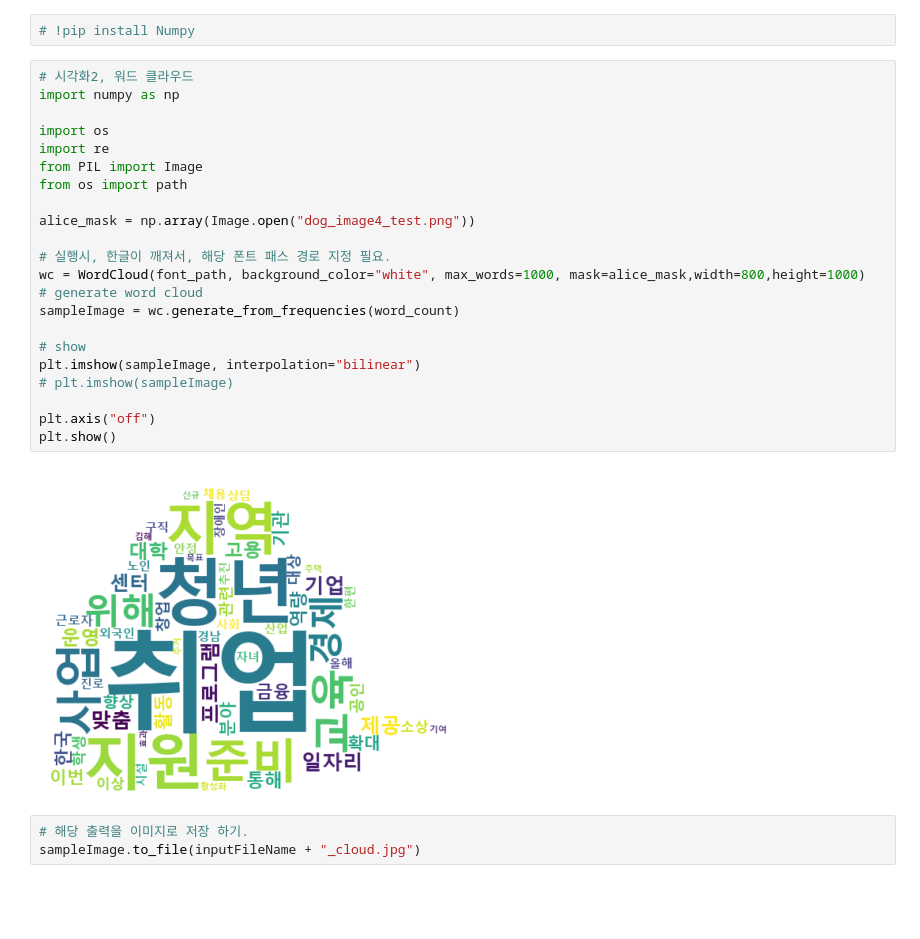
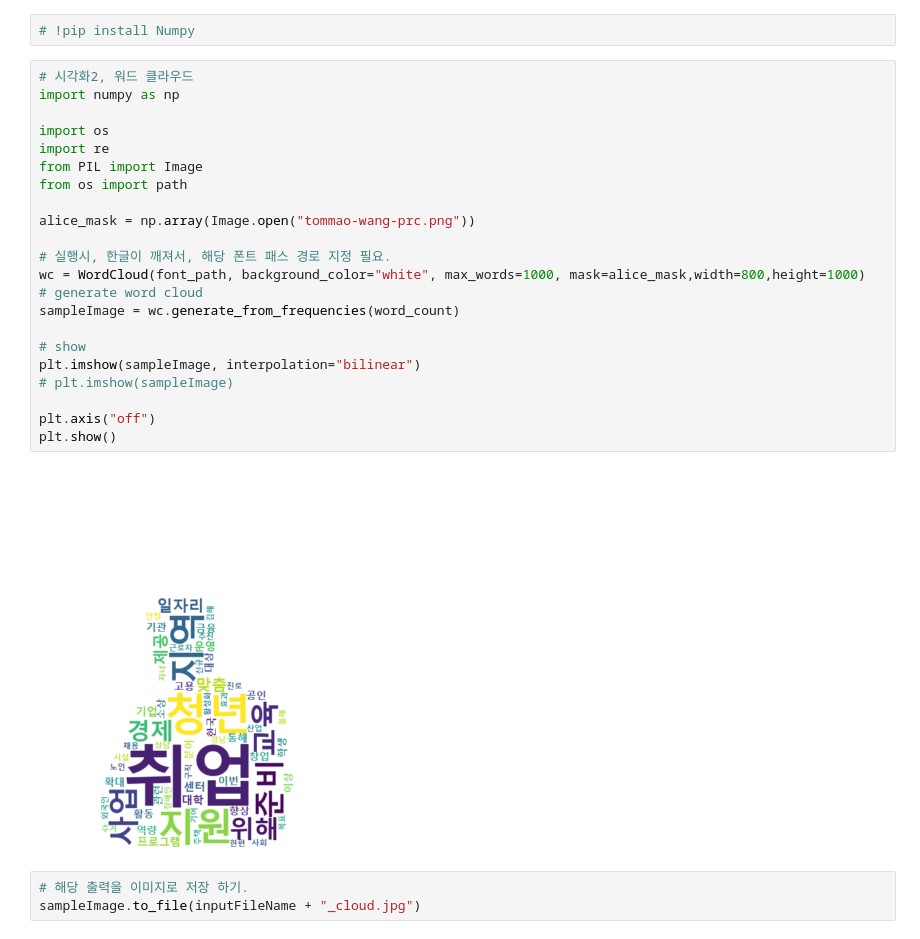
Before and after one commit to swdean07/BigData_Visualiza_Practice, a Jupyter notebook: ch2-자연어처리-영문-한글-통계-워드클라우드/test2han.ipynb, the cells around one changed output. Cells and saved outputs as stored; diff of their text form; blank space fills up the shorter version.

```diff
--- a/ch2-자연어처리-영문-한글-통계-워드클라우드/test2han.ipynb
+++ b/ch2-자연어처리-영문-한글-통계-워드클라우드/test2han.ipynb
@@ -224,27 +224,27 @@ plt.show()
 # %%
 # 시각화2, 워드 클라우드
 import numpy as np
 
 import os
 import re
 from PIL import Image
 from os import path
 
-alice_mask = np.array(Image.open("dog_image4_test.png"))
+alice_mask = np.array(Image.open("tommao-wang-prc.png"))
 
 # 실행시, 한글이 깨져서, 해당 폰트 패스 경로 지정 필요.
 wc = WordCloud(font_path, background_color="white", max_words=1000, mask=alice_mask,width=800,height=1000)
 # generate word cloud
 sampleImage = wc.generate_from_frequencies(word_count)
 
 # show
 plt.imshow(sampleImage, interpolation="bilinear")
 # plt.imshow(sampleImage)
 
 plt.axis("off")
 plt.show()
 # %% [output]
-[figure, old version]
+[figure, new version]
 # %%
 # 해당 출력을 이미지로 저장 하기.
 sampleImage.to_file(inputFileName + "_cloud.jpg")
```
Also changed, not shown: 2 other files.
